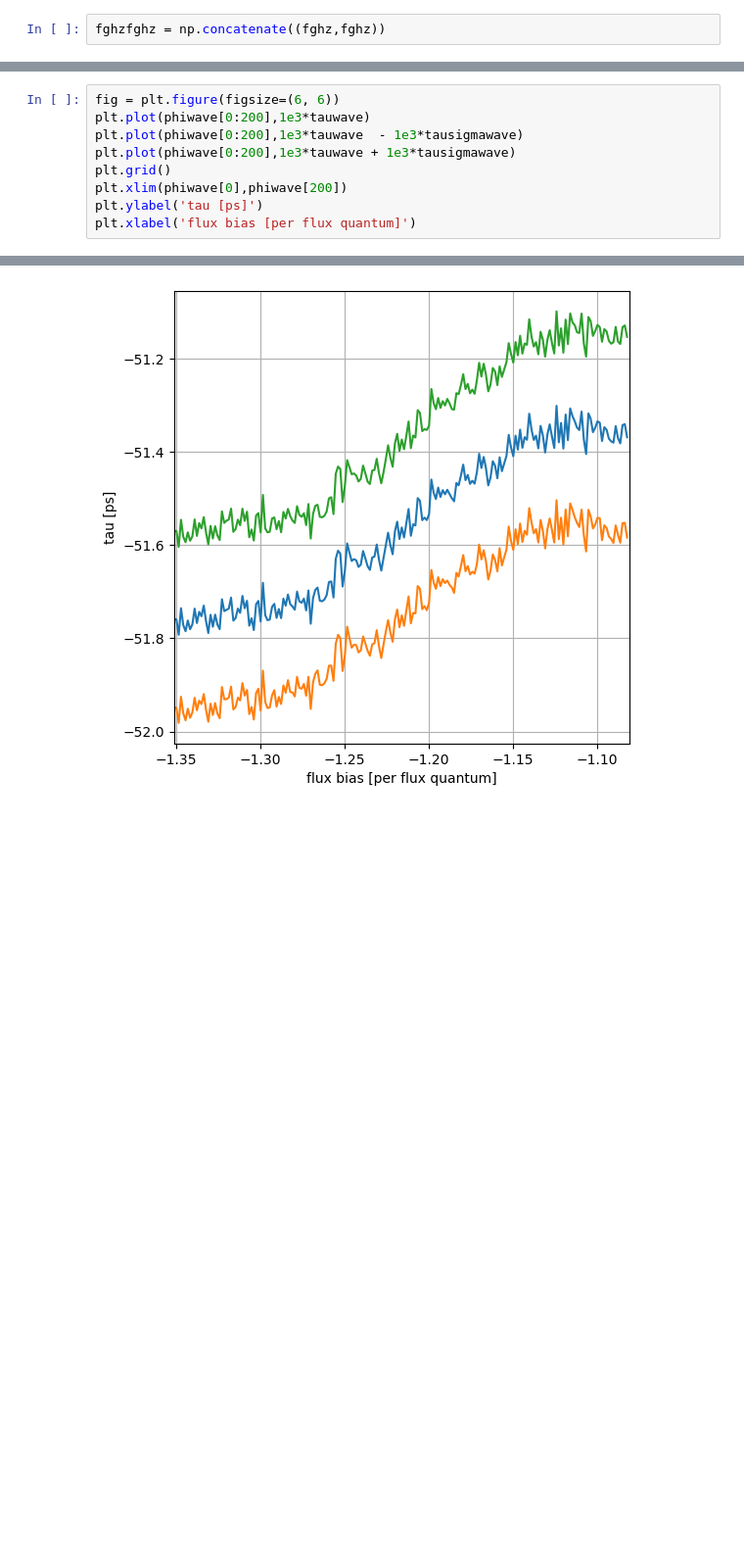
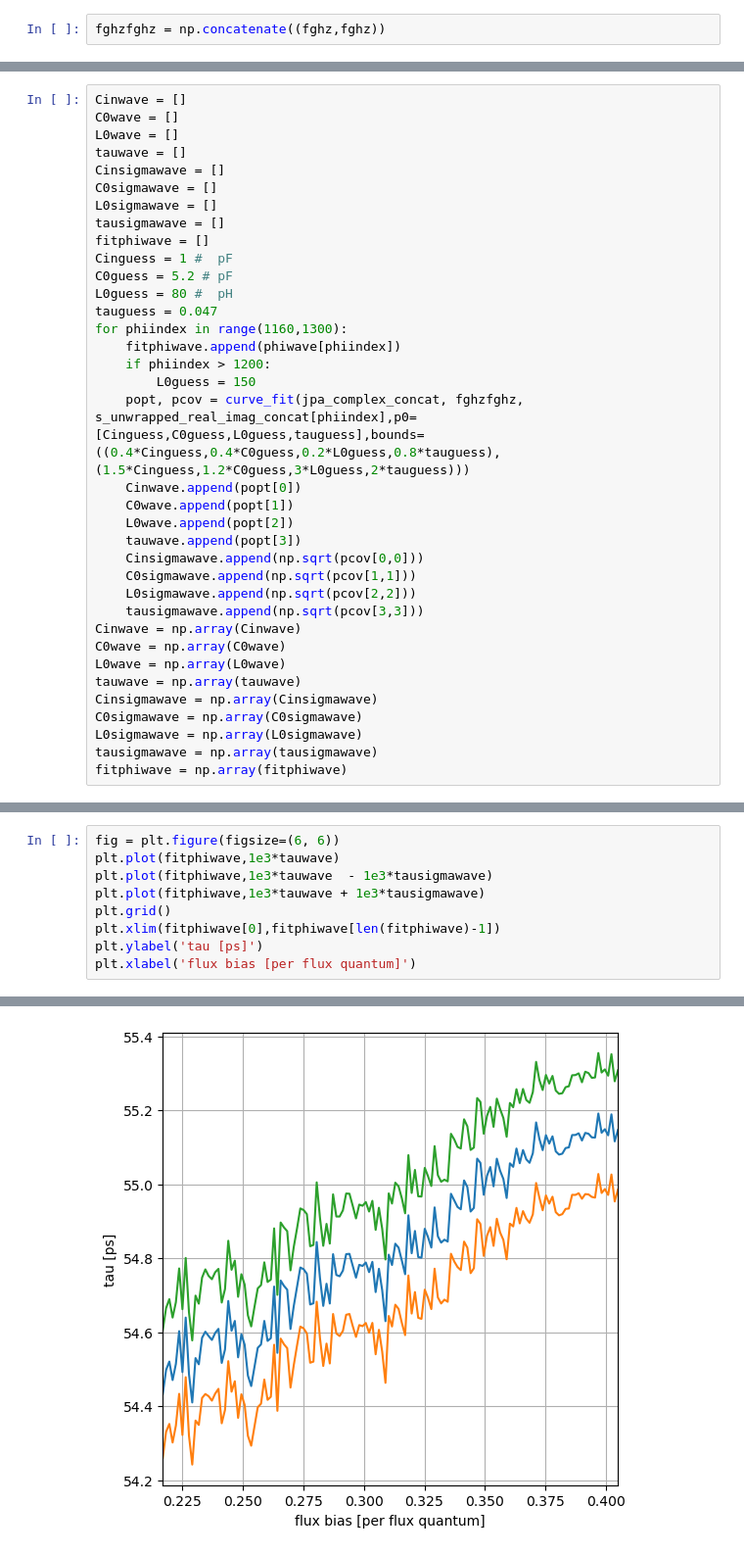
Before and after one commit to lafefspietz/jcal, a Jupyter notebook: jcal-doc-february-2026.ipynb, the cells around one changed output, grey strips where cells are left out. Shown at 98% size. Cells and saved outputs as stored; diff of their text form; blank space fills up the shorter version.

```diff
--- a/jcal-doc-february-2026.ipynb
+++ b/jcal-doc-february-2026.ipynb
@@ -220,0 +182,36 @@ Text(0.5, 1.0, '5th order polynomial fit')
+# %%
+Cinwave = []
+C0wave = []
+L0wave = []
+tauwave = []
+Cinsigmawave = []
+C0sigmawave = []
+L0sigmawave = []
+tausigmawave = []
+fitphiwave = []
+Cinguess = 1 #  pF
+C0guess = 5.2 # pF
+L0guess = 80 #  pH
+tauguess = 0.047
+for phiindex in range(1160,1300):
+    fitphiwave.append(phiwave[phiindex])
+    if phiindex > 1200:
+        L0guess = 150
+    popt, pcov = curve_fit(jpa_complex_concat, fghzfghz, s_unwrapped_real_imag_concat[phiindex],p0=[Cinguess,C0guess,L0guess,tauguess],bounds=((0.4*Cinguess,0.4*C0guess,0.2*L0guess,0.8*tauguess),(1.5*Cinguess,1.2*C0guess,3*L0guess,2*tauguess)))
+    Cinwave.append(popt[0])
+    C0wave.append(popt[1])
+    L0wave.append(popt[2])
+    tauwave.append(popt[3])
+    Cinsigmawave.append(np.sqrt(pcov[0,0]))
+    C0sigmawave.append(np.sqrt(pcov[1,1]))
+    L0sigmawave.append(np.sqrt(pcov[2,2]))
+    tausigmawave.append(np.sqrt(pcov[3,3]))
+Cinwave = np.array(Cinwave)
+C0wave = np.array(C0wave)
+L0wave = np.array(L0wave)
+tauwave = np.array(tauwave)
+Cinsigmawave = np.array(Cinsigmawave)
+C0sigmawave = np.array(C0sigmawave)
+L0sigmawave = np.array(L0sigmawave)
+tausigmawave = np.array(tausigmawave)
+fitphiwave = np.array(fitphiwave)
@@ -258,12 +302,12 @@ Text(0.5, 0, 'flux bias [per flux quantum]')
 # %%
 fig = plt.figure(figsize=(6, 6))
-plt.plot(phiwave[0:200],1e3*tauwave)
-plt.plot(phiwave[0:200],1e3*tauwave  - 1e3*tausigmawave)
-plt.plot(phiwave[0:200],1e3*tauwave + 1e3*tausigmawave)
+plt.plot(fitphiwave,1e3*tauwave)
+plt.plot(fitphiwave,1e3*tauwave  - 1e3*tausigmawave)
+plt.plot(fitphiwave,1e3*tauwave + 1e3*tausigmawave)
 plt.grid()
-plt.xlim(phiwave[0],phiwave[200])
+plt.xlim(fitphiwave[0],fitphiwave[len(fitphiwave)-1])
 plt.ylabel('tau [ps]')
 plt.xlabel('flux bias [per flux quantum]')
 # %% [output]
 Text(0.5, 0, 'flux bias [per flux quantum]')
-[figure, old version]
+[figure, new version]
```
Also changed, not shown: parts of 46 cells of this notebook, 1 other file.
